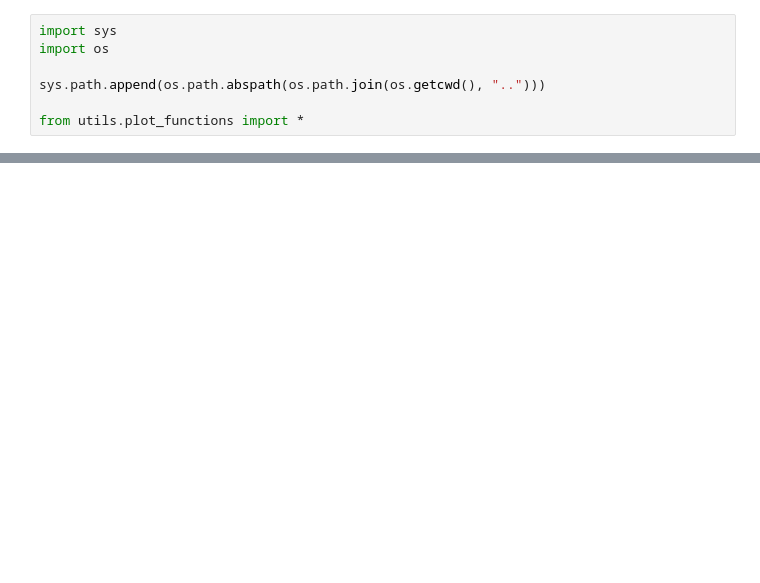
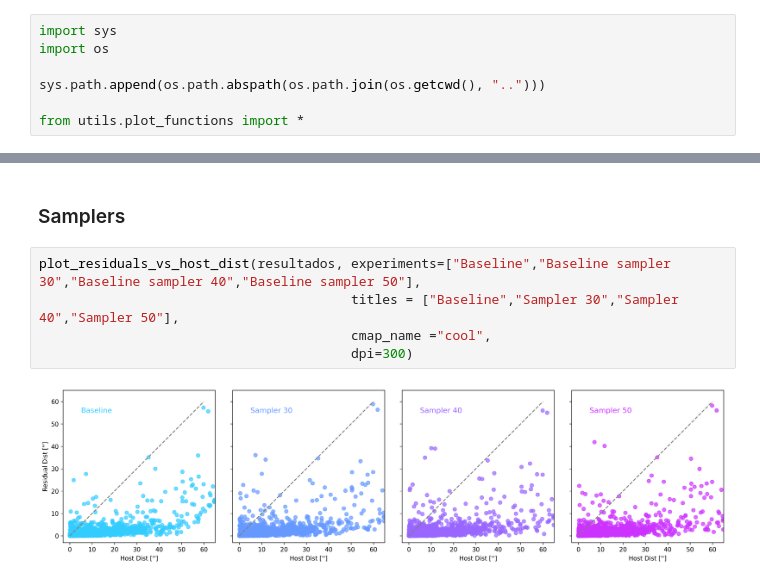
Before and after one commit to AlanMontanares/PRISM, a Jupyter notebook: notebooks/06. View_results.ipynb, the cells around one changed output, grey strips where cells are left out. Cells and saved outputs as stored; diff of their text form; blank space fills up the shorter version.

```diff
--- a/notebooks/06. View_results.ipynb
+++ b/notebooks/06. View_results.ipynb
@@ -23,0 +81,9 @@ plot_residuals_vs_host_dist(resultados, experiments=["Baseline","Augmented x30",
+# %% [markdown]
+### Samplers
+# %%
+plot_residuals_vs_host_dist(resultados, experiments=["Baseline","Baseline sampler 30","Baseline sampler 40","Baseline sampler 50"],
+                                        titles = ["Baseline","Sampler 30","Sampler 40","Sampler 50"],
+                                        cmap_name ="cool",
+                                        dpi=300)
+# %% [output]
+[figure, added]
```
Also changed, not shown: parts of 12 cells of this notebook, 16 other files.
